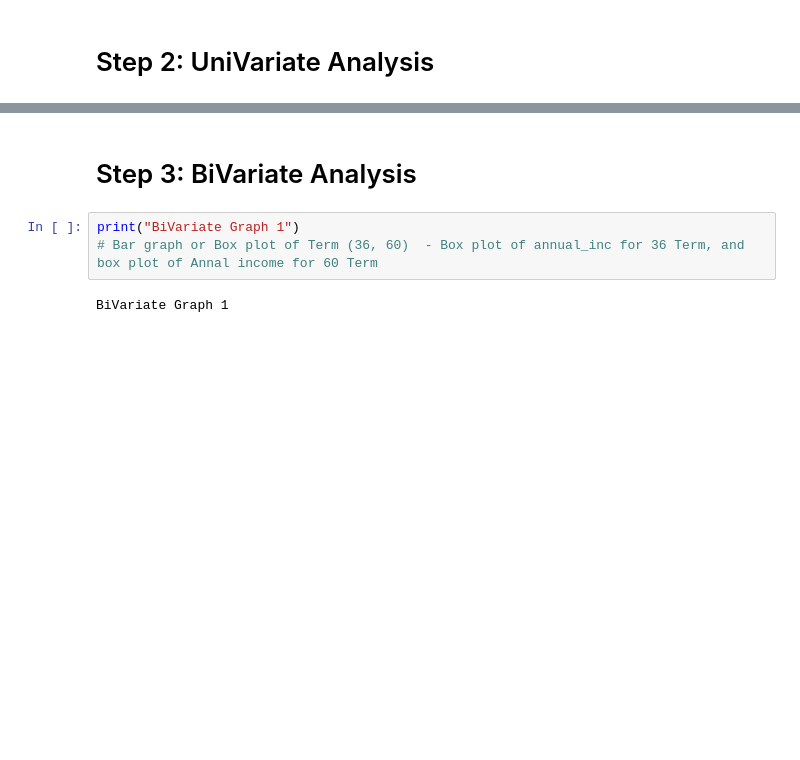
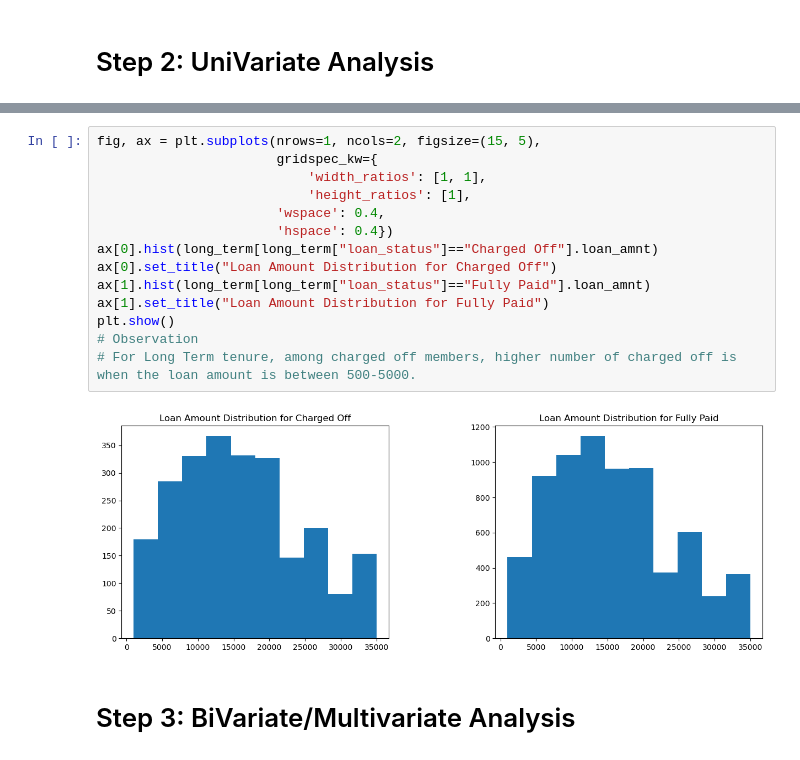
Before and after one commit to mvinayvenkatesh/LendingClubCaseStudy, a Jupyter notebook: lending_club_case_study.ipynb, the cells around one changed output, grey strips where cells are left out. Cells and saved outputs as stored; diff of their text form; blank space fills up the shorter version.

```diff
--- a/lending_club_case_study.ipynb
+++ b/lending_club_case_study.ipynb
@@ -516,7 +453,18 @@ UniVariate Graph 7
+# %%
+fig, ax = plt.subplots(nrows=1, ncols=2, figsize=(15, 5),
+                       gridspec_kw={
+                           'width_ratios': [1, 1],
+                           'height_ratios': [1],
+                       'wspace': 0.4,
+                       'hspace': 0.4})
+ax[0].hist(long_term[long_term["loan_status"]=="Charged Off"].loan_amnt)
+ax[0].set_title("Loan Amount Distribution for Charged Off")
+ax[1].hist(long_term[long_term["loan_status"]=="Fully Paid"].loan_amnt)
+ax[1].set_title("Loan Amount Distribution for Fully Paid")
+plt.show()
+# Observation
+# For Long Term tenure, among charged off members, higher number of charged off is when the loan amount is between 500-5000.
+# %% [output]
+[figure, added]
 # %% [markdown]
-# Step 3: BiVariate Analysis
+# Step 3: BiVariate/Multivariate Analysis
-# %%
-print("BiVariate Graph 1")
-# Bar graph or Box plot of Term (36, 60)  - Box plot of annual_inc for 36 Term, and box plot of Annal income for 60 Term
-# %% [output]
-BiVariate Graph 1
```
Also changed, not shown: parts of 62 cells of this notebook, 1 other file.
